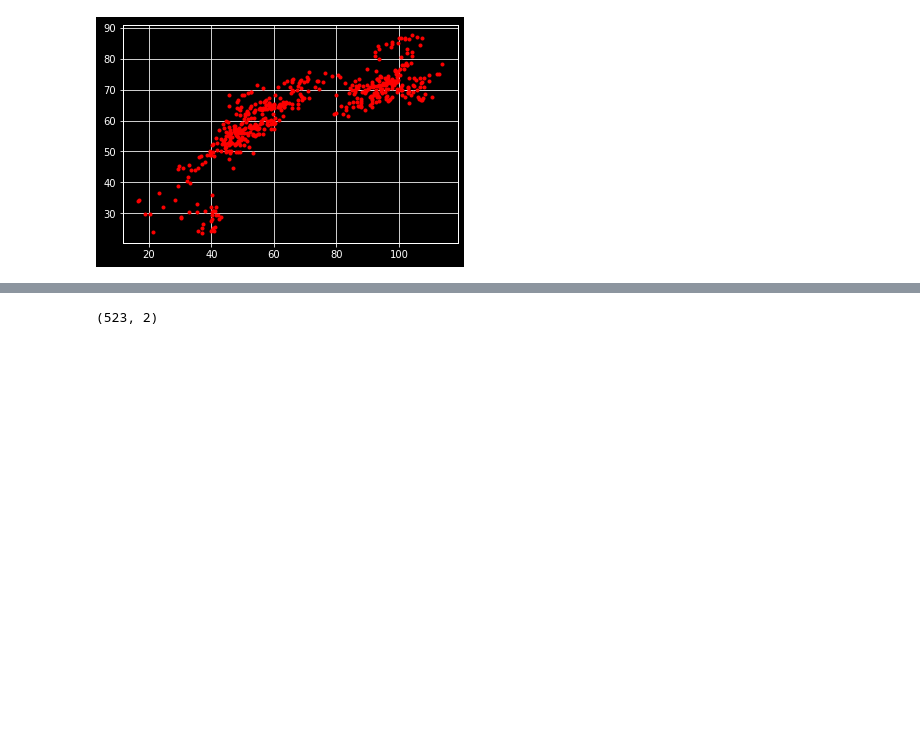
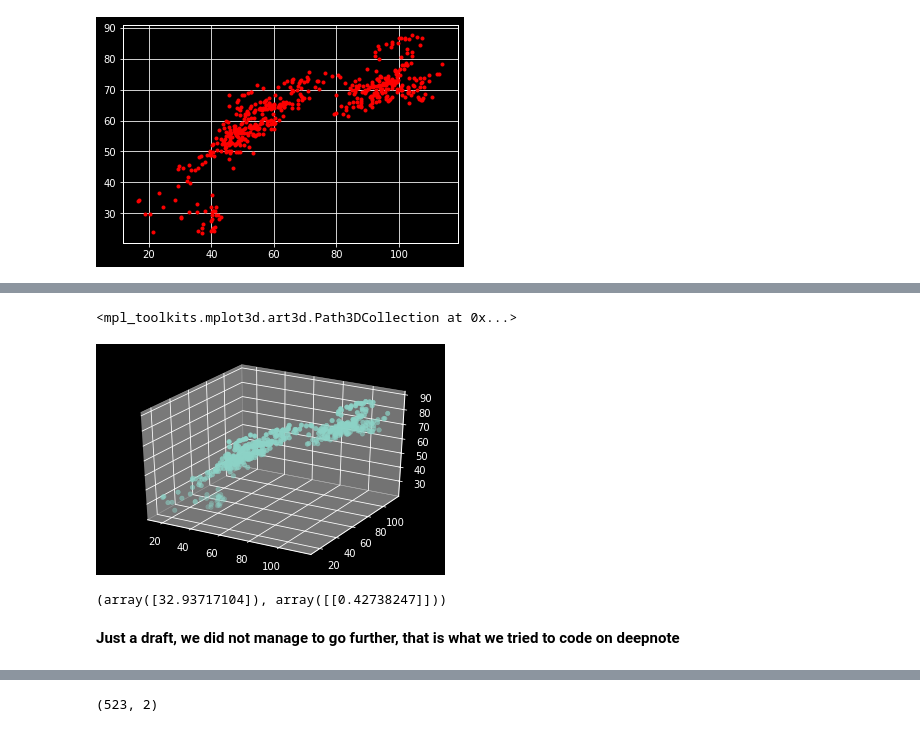
Before and after one commit to Eliesaleh/Linear-Regression, a Jupyter notebook: LinearRegression.ipynb, the cells around one changed output, grey strips where cells are left out. Saved outputs shown, nothing was run; the diff lists cells and outputs as text; code cells hidden in the pictures; blank space fills up the shorter version.

```diff
--- a/LinearRegression.ipynb
+++ b/LinearRegression.ipynb
@@ -450,3 +469,23 @@ plt.show()
+# %%
+X= np.array(X).reshape(-1,1)
+y= np.array(y).reshape(-1,1)
+X.shape
+y.shape
+ax=plt.axes(projection='3d')
+ax.scatter(X[:,[0]], X[:,[0]], y, cmap='viridis', linewidth=0.5)
+# %% [output]
+<mpl_toolkits.mplot3d.art3d.Path3DCollection at 0x...>
+[figure, added]
+# %%
+from sklearn.linear_model import LinearRegression
+lin_reg=LinearRegression()
+#Remember the parenthesis to recall the default constructor!
+lin_reg.fit(X,y)
+lin_reg.intercept_, lin_reg.coef_
+# %% [output]
+(array([32.93717104]), array([[0.42738247]]))
+# %% [markdown]
+**Just a draft, we did not manage to go further, that is what we tried to code on deepnote**
 # %%
 lin_reg.predict(X_new)
 # %% [output]
```
Also changed, not shown: parts of 9 cells of this notebook.
